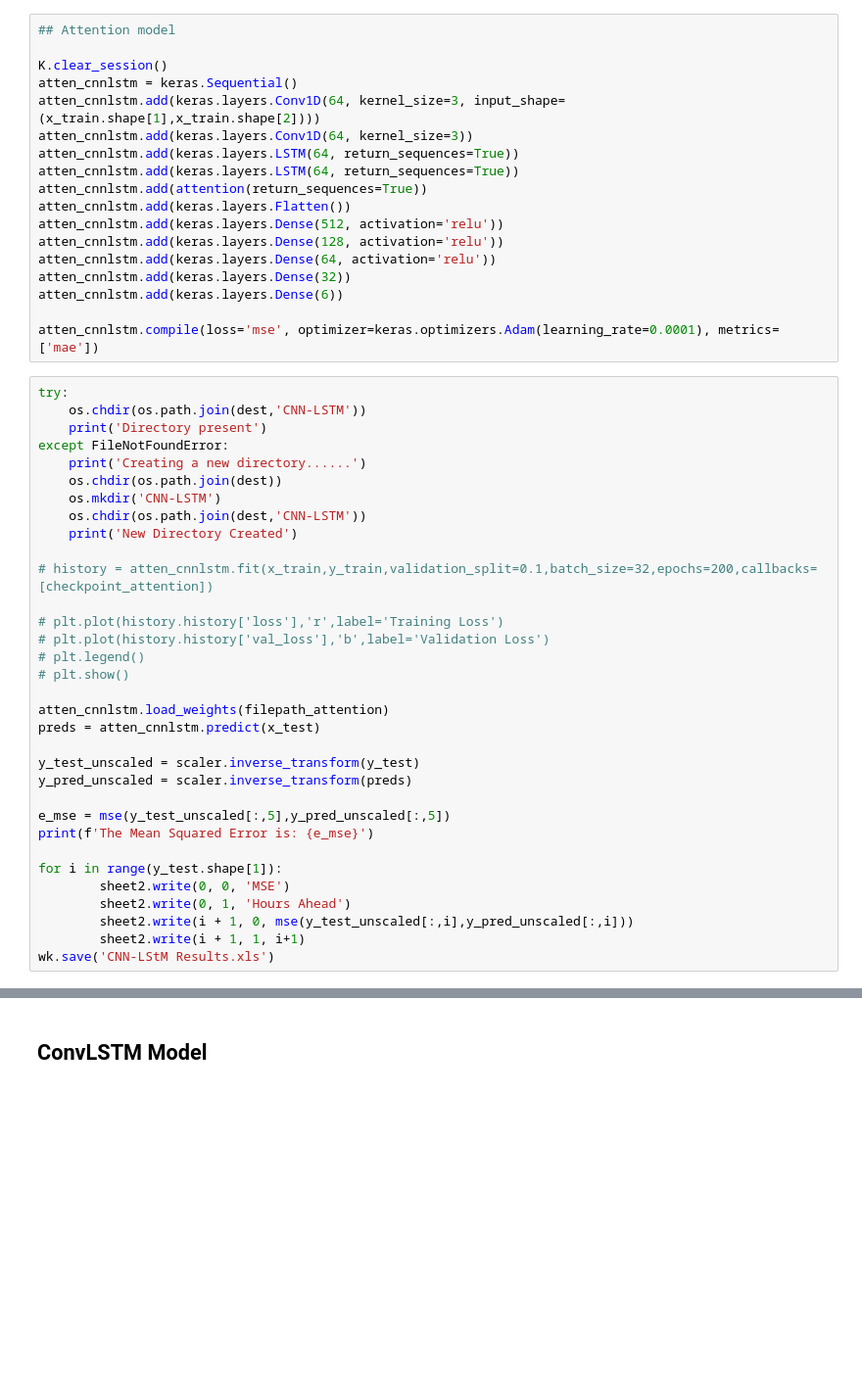
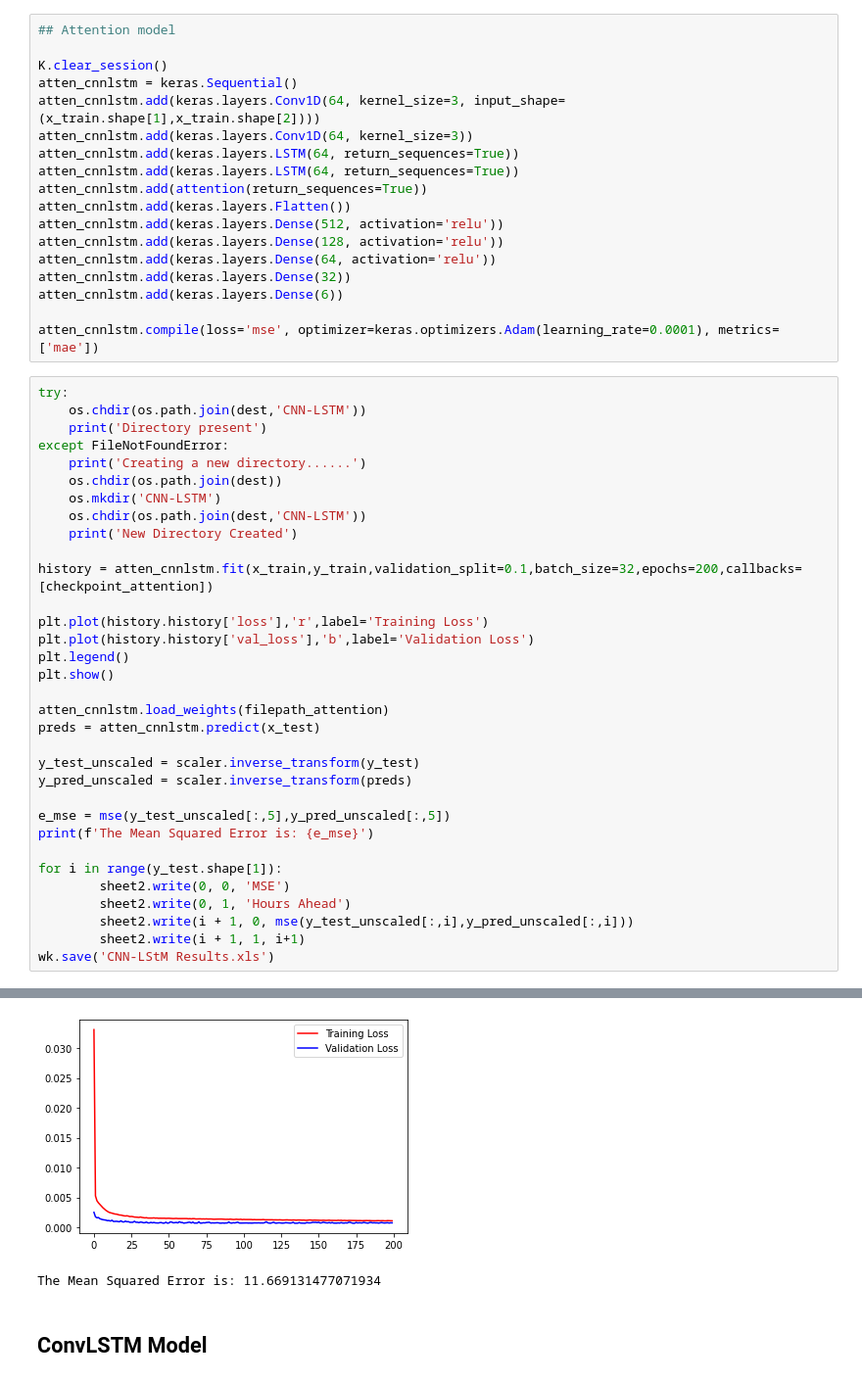
Before and after one commit to msaad1311/Pavement-Temperature-Prediction, a Jupyter notebook: Code/Pavement Temperature Prediction.ipynb, the cells around one changed output, grey strips where cells are left out. Shown: that part at 98% size. Drawn from its saved outputs; the diff is of its cells as text; blank space fills up the shorter version.

```diff
--- a/Code/Pavement Temperature Prediction.ipynb
+++ b/Code/Pavement Temperature Prediction.ipynb
@@ -374,12 +396,12 @@ except FileNotFoundError:
     os.chdir(os.path.join(dest,'CNN-LSTM'))
     print('New Directory Created')
 
-# history = atten_cnnlstm.fit(x_train,y_train,validation_split=0.1,batch_size=32,epochs=200,callbacks=[checkpoint_attention])
+history = atten_cnnlstm.fit(x_train,y_train,validation_split=0.1,batch_size=32,epochs=200,callbacks=[checkpoint_attention])
 
-# plt.plot(history.history['loss'],'r',label='Training Loss')
-# plt.plot(history.history['val_loss'],'b',label='Validation Loss')
-# plt.legend()
-# plt.show()
+plt.plot(history.history['loss'],'r',label='Training Loss')
+plt.plot(history.history['val_loss'],'b',label='Validation Loss')
+plt.legend()
+plt.show()
 
 atten_cnnlstm.load_weights(filepath_attention)
 preds = atten_cnnlstm.predict(x_test)
@@ -396,3 +418,4 @@ for i in range(y_test.shape[1]):
         sheet2.write(i + 1, 0, mse(y_test_unscaled[:,i],y_pred_unscaled[:,i]))
         sheet2.write(i + 1, 1, i+1)
 wk.save('CNN-LStM Results.xls')
+# %% [output]
@@ -399,3 +439,5 @@ wk.save('CNN-LStM Results.xls')
+[figure, added]
+The Mean Squared Error is: 11.669131477071934
 # %% [markdown]
 ## ConvLSTM Model
 # %%
```
Also changed, not shown: parts of 4 cells of this notebook, 3 other files.
